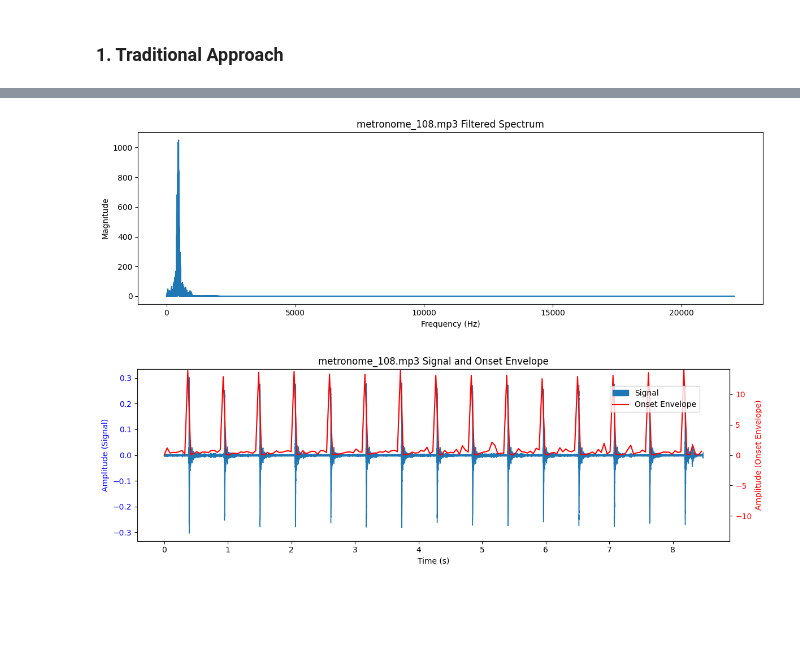
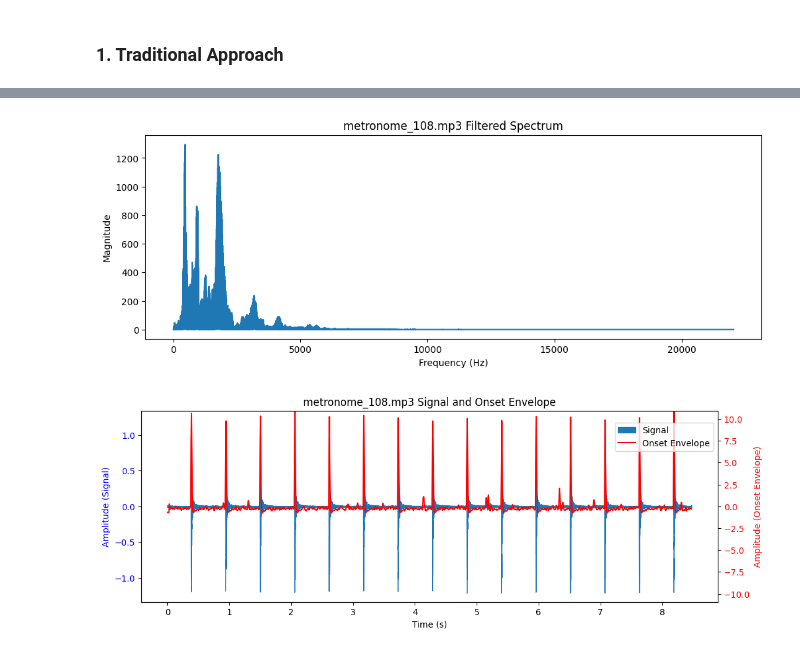
Before and after one commit to lkqiao/musical_accompanist, a Jupyter notebook: src/tempo_detect_nb.ipynb, the cells around one changed output, grey strips where cells are left out. Drawn from its saved outputs; the diff is of its cells as text; code cells hidden in the pictures; blank space fills up the shorter version.

```diff
--- a/src/tempo_detect_nb.ipynb
+++ b/src/tempo_detect_nb.ipynb
@@ -24,6 +24,7 @@ import os
 # %%
 #  choose audio file
-filename = 'metronome_108.mp3'
+name = 'metronome_108'
+filename = f'{name}.mp3'
 # %%
 # load audio file
 audio_path = f'../audio_in/{filename}'
@@ -31,6 +32,7 @@ if not os.path.exists(audio_path):
 	raise FileNotFoundError(f"Audio file not found: {audio_path}")
 
 signal, sr = librosa.load(audio_path, sr=None)
+signal -= np.mean(signal) # remove DC offset
 t = np.arange(len(signal))/sr
 print(f'Sample rate: {sr}')
 print(f'Signal length: {len(signal)}')
@@ -82,23 +101,10 @@ Time resolution: 0.046 s
 # %%
 # bandpass filter original signal
-def bandpass_filter(signal, sr, lowcut=60, highcut=4000, order=5):
-    sos = butter(order, [lowcut, highcut], btype='bandpass', fs=sr, output='sos')
-    filtered_signal = sosfilt(sos, signal)
-    return filtered_signal
+signal = bandpass_filter(signal, sr, lowcut=20, highcut=4000)
 
-lowcut = 20
-highcut = 500
-original_energy = np.sum(signal**2)
-signal = bandpass_filter(signal, sr, lowcut=lowcut, highcut=highcut)
-filtered_energy = np.sum(signal**2)
+# sr = 10000
+# signal = librosa.resample(signal, orig_sr=sr, target_sr=sr)
+# t = np.arange(len(signal))/sr
 
-print(f'Original energy: {original_energy:.3f}')
-print(f'Filtered energy: {filtered_energy:.3f}')
-print(f'Energy ratio: {filtered_energy/original_energy:.3f}')
-
-# plot filtered signal
-plt.figure(figsize=(12, 4))
-plt.plot(t, signal)
-plt.title(f'{filename} Filtered Signal Waveform')
-plt.xlabel('Time (s)')
-plt.ylabel('Amplitude')
+# play signal
+sf.write(f'../audio_out/{name}_filtered.wav', signal, sr)
@@ -111,21 +121,12 @@ Text(0, 0.5, 'Amplitude')
 # %%
 # plot spectrum of filtered signal
-N = len(signal)
-freqs = np.fft.rfftfreq(N, d=1/sr)
-fft_vals = np.fft.rfft(signal)
-magnitude = np.abs(fft_vals)
-
-plt.figure(figsize=(12, 4))
-plt.plot(freqs, magnitude)
-plt.title(f'{filename} Filtered Spectrum')
-plt.xlabel('Frequency (Hz)')
-plt.ylabel('Magnitude')
-plt.tight_layout()
+plot_spectrum(signal, sr, filename, filtered=True)
 # %% [output]
-[figure, old version]
+[figure, new version]
 # %%
 # find onset envelope
 onset_env = librosa.onset.onset_strength(y=signal, sr=sr, hop_length=hop_length)
+onset_env -= np.mean(onset_env)
 if np.all(onset_env == 0): raise ValueError('Onset envelope is all zeros. Try a different audio file.')
 
 # plot onset envelope overlaid with original signal
@@ -145,7 +146,6 @@ ax2.set_ylim(-max_onset, max_onset)
 
 plt.title(f'{filename} Signal and Onset Envelope')
 fig.legend(loc='upper right', bbox_to_anchor=(0.9, 0.85))
-plt.tight_layout()
 plt.show()
 # %% [output]
-[figure, old version]
+[figure, new version]
```
Also changed, not shown: parts of 19 cells of this notebook, 5 other files.
